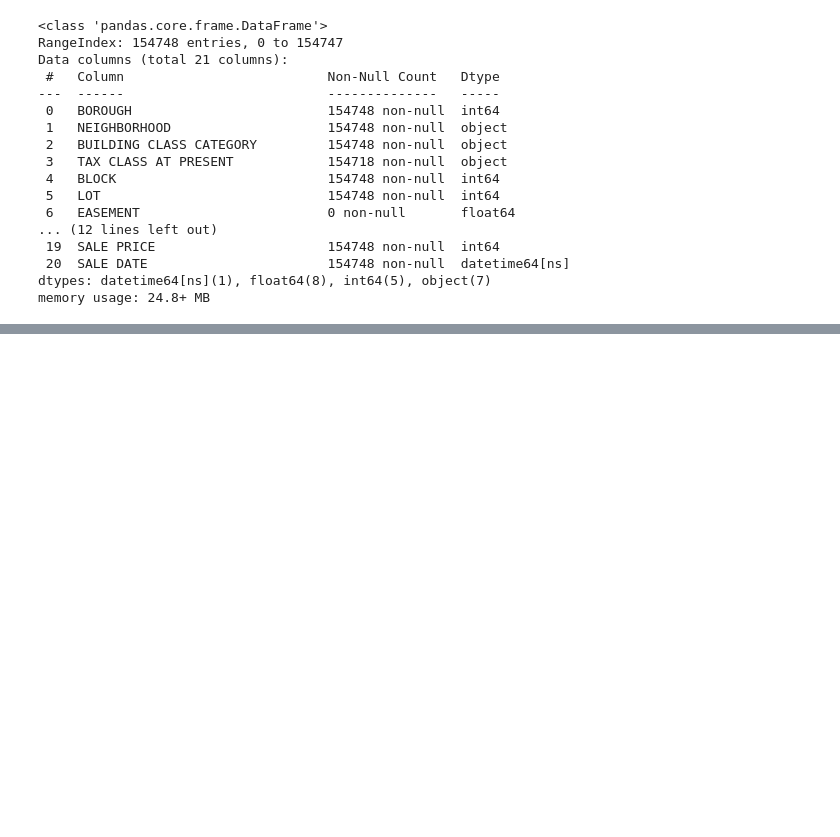
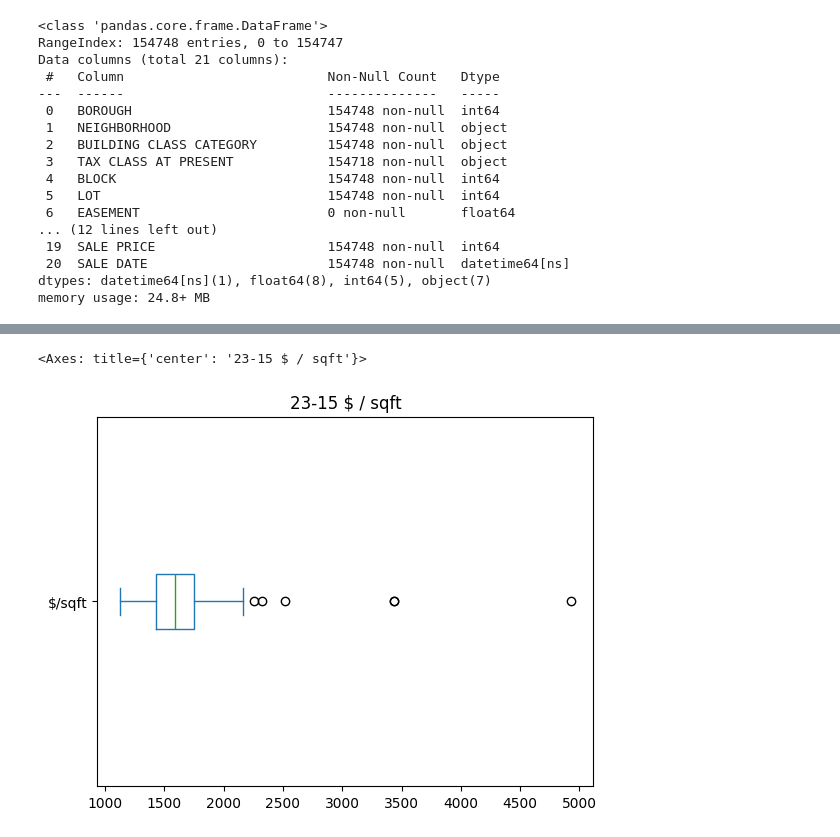
Before and after one commit to thexqin/lic-ast-condo-sales-analysis, a Jupyter notebook: lic_ast_condo_sales_analysis.ipynb, the cells around one changed output, grey strips where cells are left out. Saved outputs shown, nothing was run; the diff lists cells and outputs as text; code cells hidden in the pictures; blank space fills up the shorter version.

```diff
--- a/lic_ast_condo_sales_analysis.ipynb
+++ b/lic_ast_condo_sales_analysis.ipynb
@@ -319,0 +410,6 @@ dfast[(dfast['$/SQFT']>500) & (dfast['$/SQFT']<2400)]['$/SQFT'].plot.box(title='
+# %%
+# @title reload and EDA
+
+import pandas as pd
+
+df2315 = pd.read_csv('23-15.csv', parse_dates=['SALE DATE'])
@@ -319,0 +609,7 @@ dfast[(dfast['$/SQFT']>500) & (dfast['$/SQFT']<2400)]['$/SQFT'].plot.box(title='
+# %%
+df2 = df2315[(df2315['SALE PRICE'] <= 2610739) &
+             (df2315['SALE PRICE'] >= 492000)
+             ].copy()
+df2 = df2.drop(columns=['ZIP CODE', 'YEAR BUILT'])
+df2 = df2.reset_index(drop=True)
+df2
@@ -319,0 +679,5 @@ dfast[(dfast['$/SQFT']>500) & (dfast['$/SQFT']<2400)]['$/SQFT'].plot.box(title='
+# %%
+df2['$/sqft'].plot.box(title='23-15 $ / sqft', vert=False)
+# %% [output]
+<Axes: title={'center': '23-15 $ / sqft'}>
+[figure, added]
```
Also changed, not shown: parts of 56 cells of this notebook.
